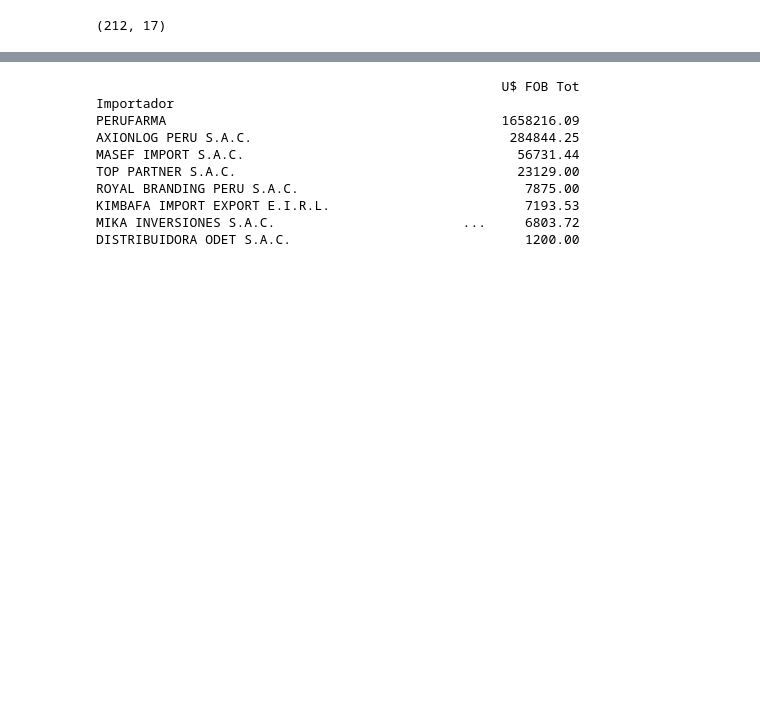
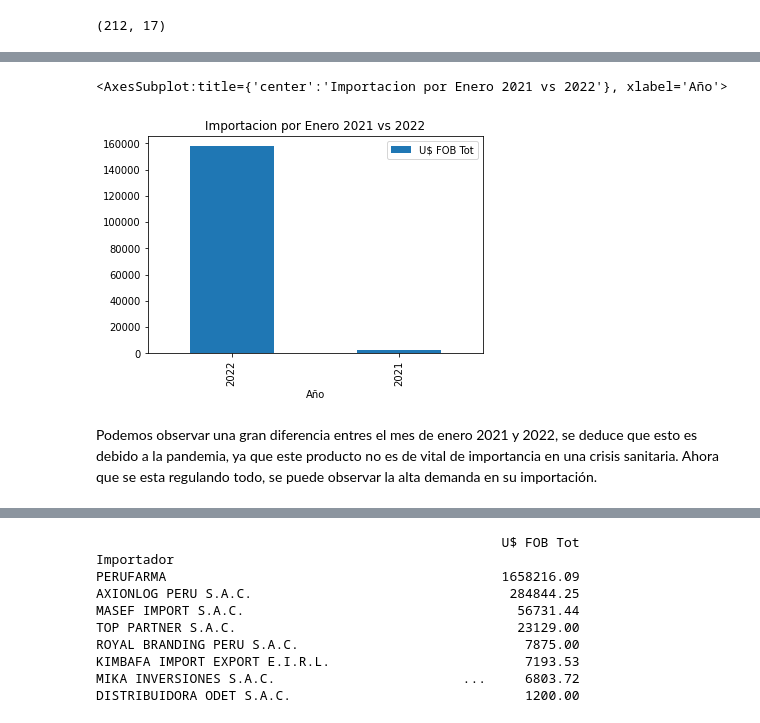
Before and after one commit to BeaL15/Python_DT, a Jupyter notebook: EDA.ipynb, the cells around one changed output, grey strips where cells are left out. Cells and saved outputs as stored; diff of their text form; code cells hidden in the pictures; blank space fills up the shorter version.

```diff
--- a/EDA.ipynb
+++ b/EDA.ipynb
@@ -105,0 +149,11 @@ df_final.shape
+# %%
+df_time = df_final.groupby(['mes_e','Año']).agg({'U$ FOB Tot':'sum'})
+df_imp_time = df_time.sort_values('U$ FOB Tot',ascending = False)
+df_imp_time = df_imp_time.loc['Enero']
+# %%
+df_imp_time.plot(kind='bar', title = 'Importacion por Enero 2021 vs 2022')
+# %% [output]
+<AxesSubplot:title={'center':'Importacion por Enero 2021 vs 2022'}, xlabel='Año'>
+[figure, added]
+# %% [markdown]
+Podemos observar una gran diferencia entres el mes de enero 2021 y 2022, se deduce que esto es debido a la pandemia, ya que este producto no es de vital de importancia en una crisis sanitaria. Ahora que se esta regulando todo, se puede observar la alta demanda en su importación.
```
Also changed, not shown: parts of 22 cells of this notebook.
